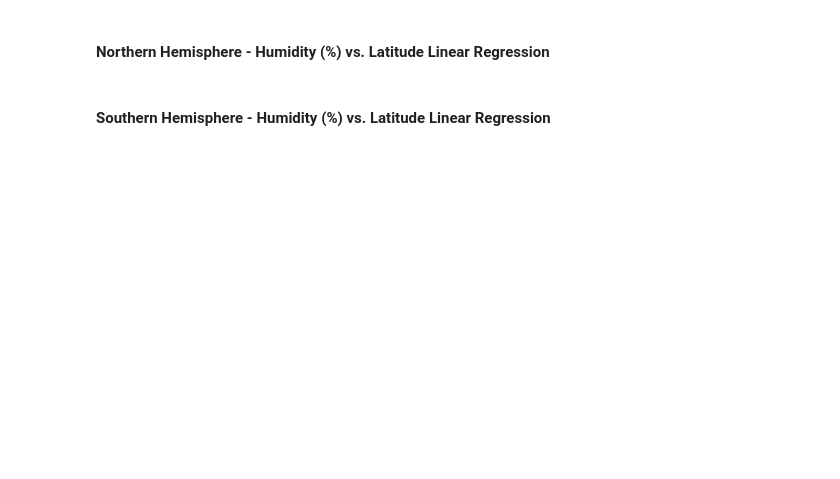
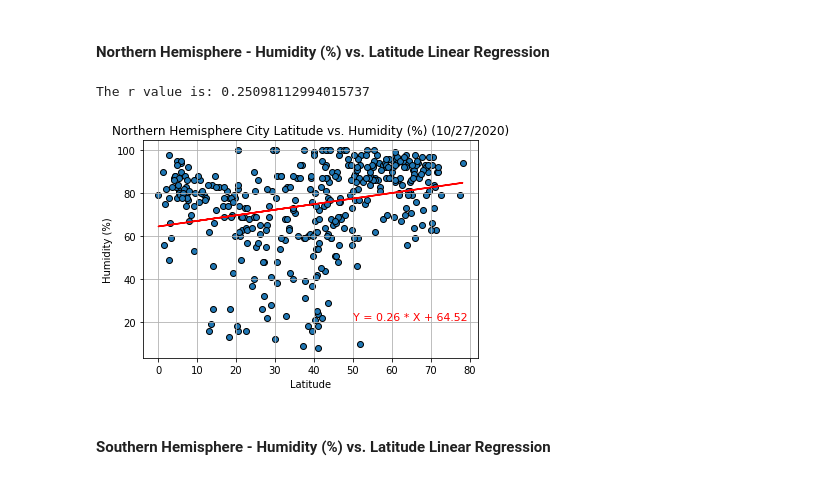
Before and after one commit to mgood13/python-api-challenge, a Jupyter notebook: WeatherPy/WeatherPy.ipynb, the cells around one changed output. Cells and saved outputs as stored; diff of their text form; code cells hidden in the pictures; blank space fills up the shorter version.

```diff
--- a/WeatherPy/WeatherPy.ipynb
+++ b/WeatherPy/WeatherPy.ipynb
@@ -246,4 +277,24 @@ plt.show()
 # %% [markdown]
 ####  Northern Hemisphere - Humidity (%) vs. Latitude Linear Regression
+# %%
+(slope, intercept, rvalue, pvalue, stderr) = linregress(north_df['Lat'],north_df['Humidity'])
+yvals = round(slope,2) * north_df['Lat'] + round(intercept,2)
+
+line_name = 'Y = ' + str(round(slope,2)) + ' * X' + ' + ' + str(round(intercept,2))
+
+
+print('The r value is: ' + str(abs(rvalue)))
+
+plt.scatter(north_df['Lat'],north_df['Humidity'],edgecolors = 'black')
+plt.plot(north_df['Lat'],yvals,color = 'red')
+plt.grid()
+plt.xlabel('Latitude')
+plt.ylabel('Humidity (%)')
+plt.title('Northern Hemisphere City Latitude vs. Humidity (%) ' + date)
+plt.annotate(line_name, (50,21),fontsize=11,color="red")
+plt.show()
+# %% [output]
+The r value is: 0.25098112994015737
+[figure, added]
 # %% [markdown]
 ####  Southern Hemisphere - Humidity (%) vs. Latitude Linear Regression
```
Also changed, not shown: parts of 7 cells of this notebook.
